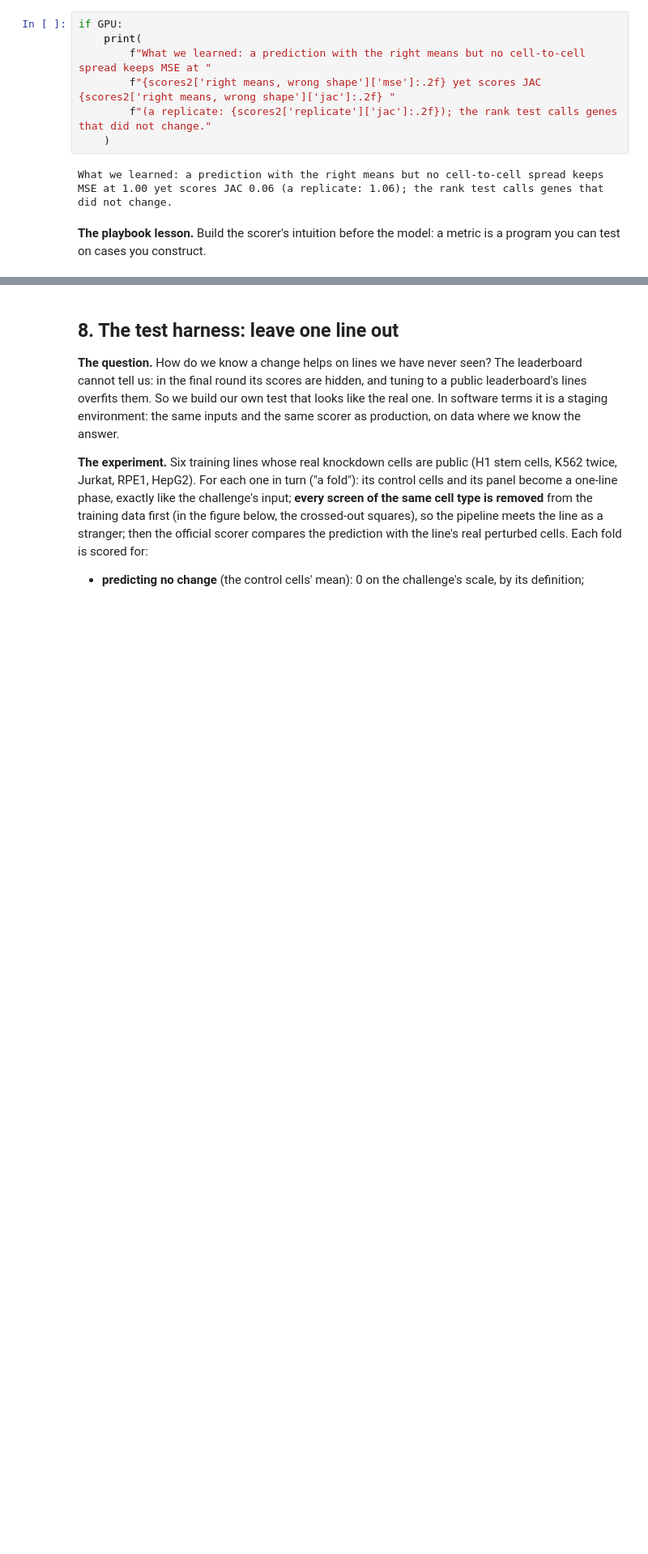
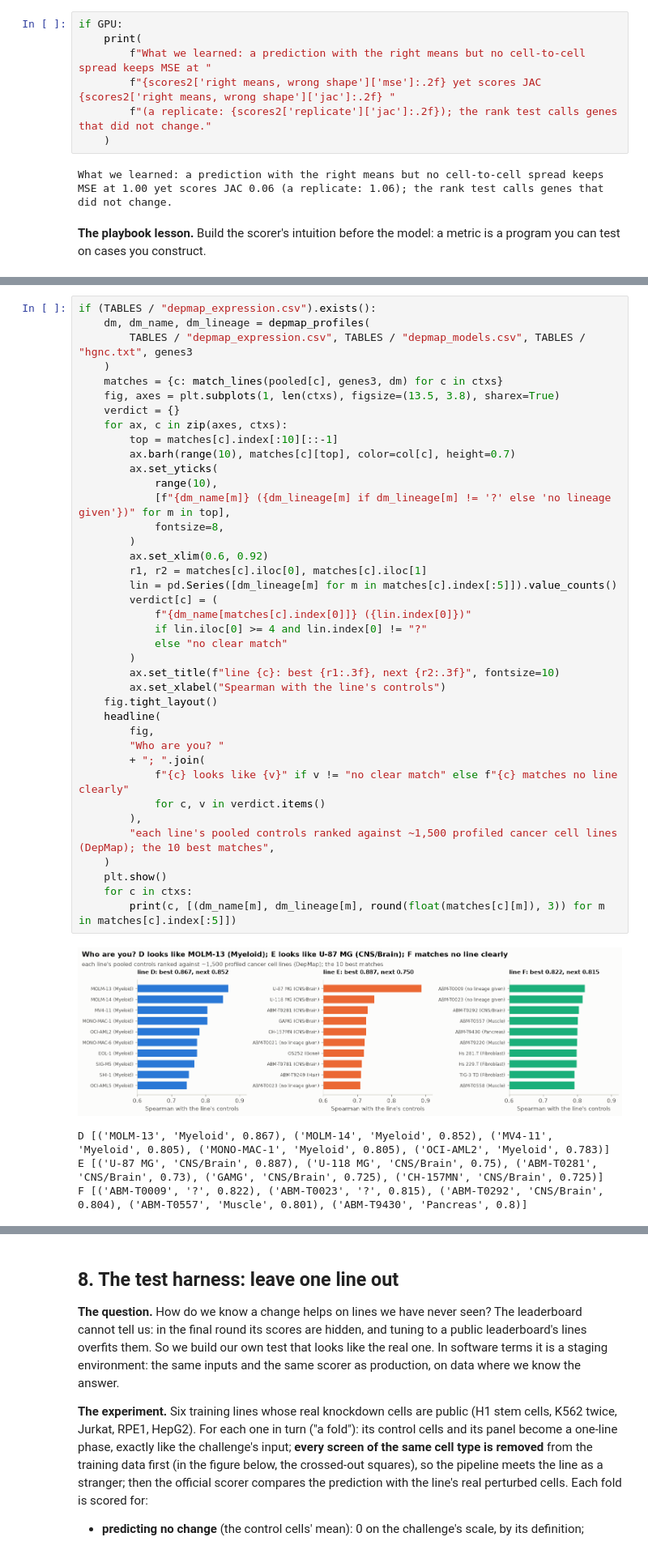
Before and after one commit to helenhenryz/vcc2026-perturbation-prediction, a Jupyter notebook: notebook.ipynb, the cells around one changed output, grey strips where cells are left out. Shown at 81% size. Drawn from its saved outputs; the diff is of its cells as text; blank space fills up the shorter version.

```diff
--- a/notebook.ipynb
+++ b/notebook.ipynb
@@ -486,0 +586,44 @@ What we learned: a prediction with the right means but no cell-to-cell spread ke
+# %%
+if (TABLES / "depmap_expression.csv").exists():
+    dm, dm_name, dm_lineage = depmap_profiles(
+        TABLES / "depmap_expression.csv", TABLES / "depmap_models.csv", TABLES / "hgnc.txt", genes3
+    )
+    matches = {c: match_lines(pooled[c], genes3, dm) for c in ctxs}
+    fig, axes = plt.subplots(1, len(ctxs), figsize=(13.5, 3.8), sharex=True)
+    verdict = {}
+    for ax, c in zip(axes, ctxs):
+        top = matches[c].index[:10][::-1]
+        ax.barh(range(10), matches[c][top], color=col[c], height=0.7)
+        ax.set_yticks(
+            range(10),
+            [f"{dm_name[m]} ({dm_lineage[m] if dm_lineage[m] != '?' else 'no lineage given'})" for m in top],
+            fontsize=8,
+        )
+        ax.set_xlim(0.6, 0.92)
+        r1, r2 = matches[c].iloc[0], matches[c].iloc[1]
+        lin = pd.Series([dm_lineage[m] for m in matches[c].index[:5]]).value_counts()
+        verdict[c] = (
+            f"{dm_name[matches[c].index[0]]} ({lin.index[0]})"
+            if lin.iloc[0] >= 4 and lin.index[0] != "?"
+            else "no clear match"
+        )
+        ax.set_title(f"line {c}: best {r1:.3f}, next {r2:.3f}", fontsize=10)
+        ax.set_xlabel("Spearman with the line's controls")
+    fig.tight_layout()
+    headline(
+        fig,
+        "Who are you? "
+        + "; ".join(
+            f"{c} looks like {v}" if v != "no clear match" else f"{c} matches no line clearly"
+            for c, v in verdict.items()
+        ),
+        "each line's pooled controls ranked against ~1,500 profiled cancer cell lines (DepMap); the 10 best matches",
+    )
+    plt.show()
+    for c in ctxs:
+        print(c, [(dm_name[m], dm_lineage[m], round(float(matches[c][m]), 3)) for m in matches[c].index[:5]])
+# %% [output]
+[figure, added]
+D [('MOLM-13', 'Myeloid', 0.867), ('MOLM-14', 'Myeloid', 0.852), ('MV4-11', 'Myeloid', 0.805), ('MONO-MAC-1', 'Myeloid', 0.805), ('OCI-AML2', 'Myeloid', 0.783)]
+E [('U-87 MG', 'CNS/Brain', 0.887), ('U-118 MG', 'CNS/Brain', 0.75), ('ABM-T0281', 'CNS/Brain', 0.73), ('GAMG', 'CNS/Brain', 0.725), ('CH-157MN', 'CNS/Brain', 0.725)]
+F [('ABM-T0009', '?', 0.822), ('ABM-T0023', '?', 0.815), ('ABM-T0292', 'CNS/Brain', 0.804), ('ABM-T0557', 'Muscle', 0.801), ('ABM-T9430', 'Pancreas', 0.8)]
```
Also changed, not shown: parts of 13 cells of this notebook.
